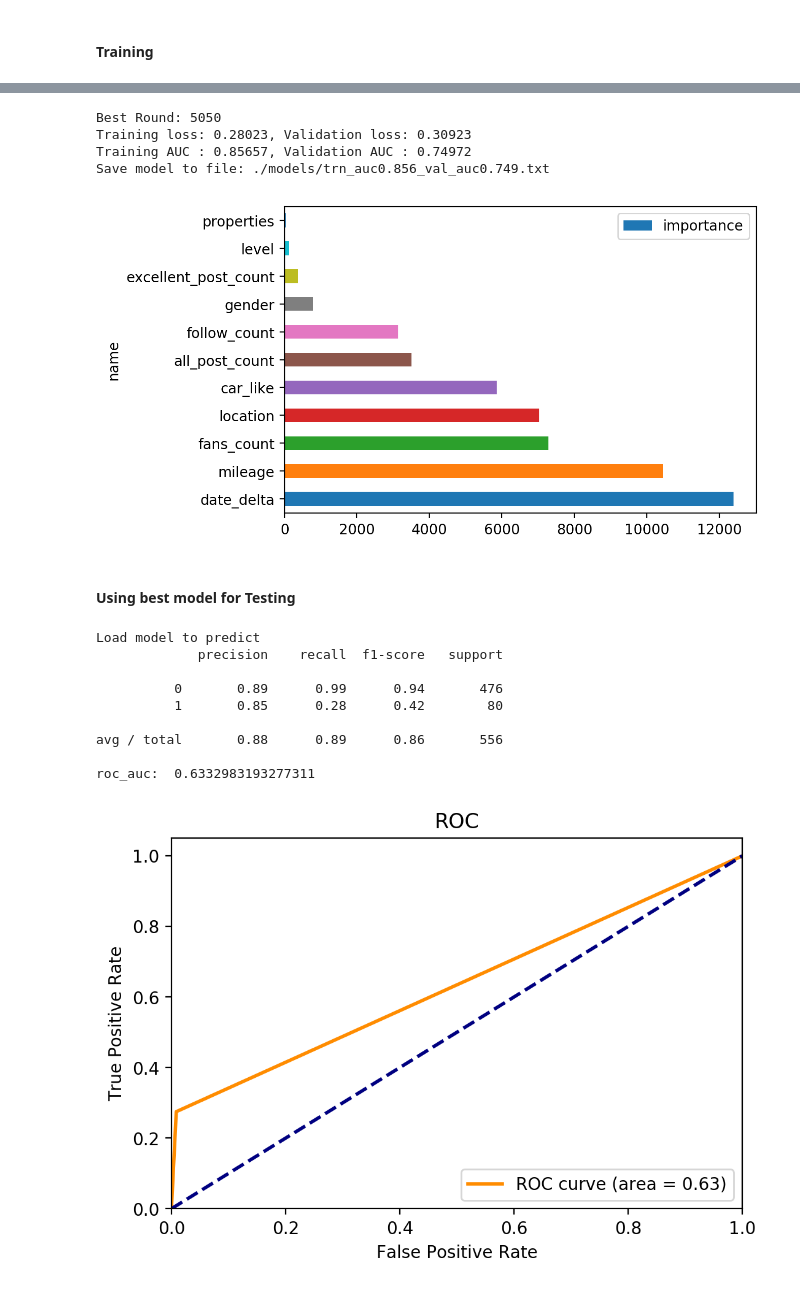
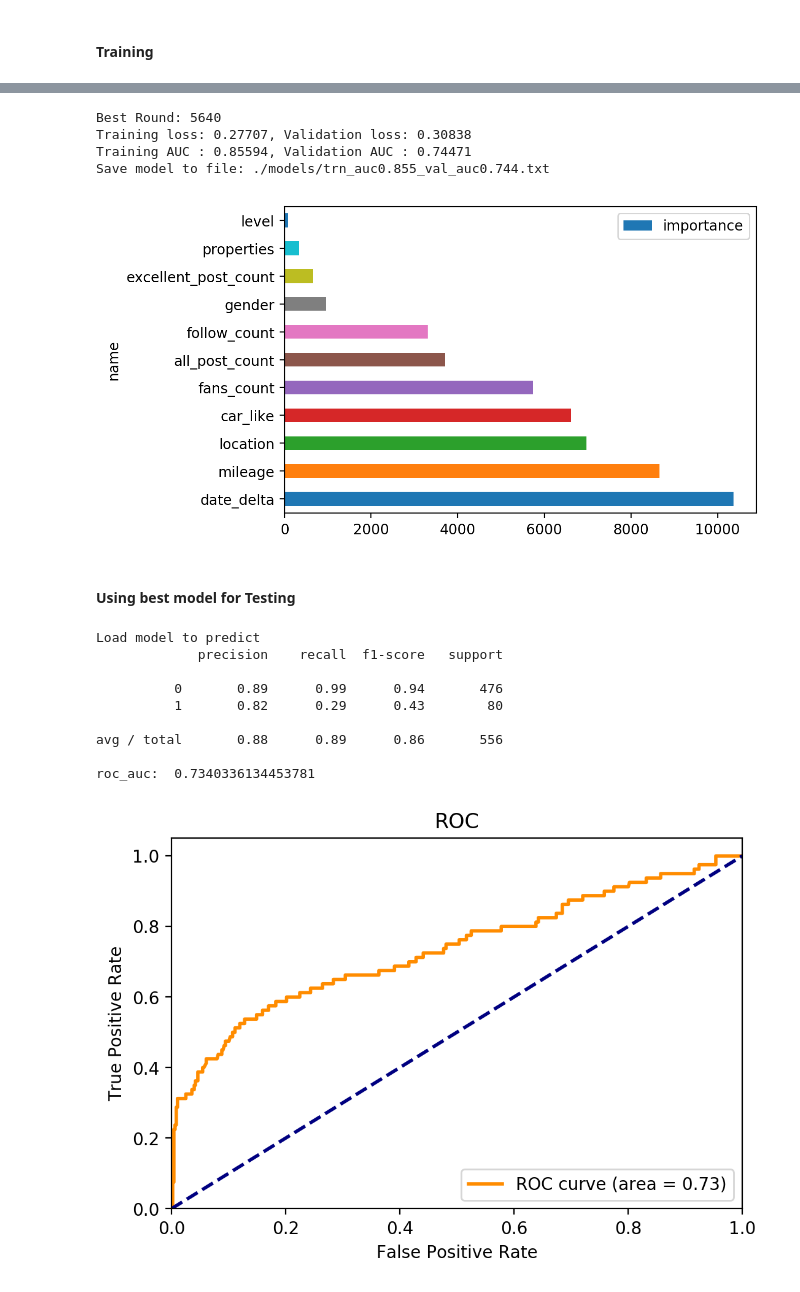
Before and after one commit to pierrelzw/JLR-Prediction, a Jupyter notebook: 3_2_jlr_classification_11feats.ipynb, the cells around one changed output, grey strips where cells are left out. Drawn from its saved outputs; the diff is of its cells as text; code cells hidden in the pictures.

```diff
--- a/3_2_jlr_classification_11feats.ipynb
+++ b/3_2_jlr_classification_11feats.ipynb
@@ -194,7 +194,7 @@ params = {
 
     'learning_rate': 0.35,
 
-    'num_leaves': np.random.randint(23),
+    'num_leaves': np.random.randint(10,13),
     'max_depth': np.random.randint(7,10),
     'min_data_in_leaf': int(2 ** (np.random.rand()*1.5 + 5)),
 
@@ -202,7 +202,7 @@ params = {
     'bagging_fraction': np.random.rand()*0.35+0.65,
     'bagging_freq': 1,
 
-    'lambda_l1': 10 ** (np.random.rand() * 4),
+    'lambda_l1': 10 ** (np.random.rand() * 2),
     'lambda_l2': 10 ** (np.random.rand() * 3 + 2),
     'min_gain_to_split': 0.0,
     'min_sum_hessian_in_leaf': 0.1,
@@ -308,10 +308,10 @@ model_save_path = './models/trn_auc' + str(trn_auc)[:5] + '_' + 'val_auc' + str(
 print('Save model to file: {}'.format(model_save_path))
 gbm.save_model(model_save_path)
 # %% [output]
-Best Round: 5050
-Training loss: 0.28023, Validation loss: 0.30923
-Training AUC : 0.85657, Validation AUC : 0.74972
-Save model to file: ./models/trn_auc0.856_val_auc0.749.txt
+Best Round: 5640
+Training loss: 0.27707, Validation loss: 0.30838
+Training AUC : 0.85594, Validation AUC : 0.74471
+Save model to file: ./models/trn_auc0.855_val_auc0.744.txt
 # %%
 feature_importance = pd.DataFrame({'name':gbm.feature_name(), 'importance':gbm.feature_importance()}).sort_values(by='importance', ascending=False)
 feature_importance.to_csv('./feat_importance.csv', index=False)
@@ -323,52 +323,51 @@ feature_importance.plot(x='name', y='importance',kind='barh')
 # plt.savefig('plot123_2.png', dpi=300)
 plt.show()
 # %% [output]
-[figure, old version]
+[figure, new version]
 # %% [markdown]
 #### Using best model for Testing
 # %%
 # load model to predict
 print('Load model to predict')
-gbm = lgb.Booster(model_file=model_save_path)
+# gbm = lgb.Booster(model_file=model_save_path)
 
-y_pred = gbm.predict(x_test)
-# print(y_pred[:10])
+predictions = gbm.predict(x_test)
 
-y_pred = y_pred >= 0.5
+y_pred = predictions >= 0.5
 # print(y_pred[:10])
 
 from sklearn.metrics import accuracy_score, confusion_matrix
 # print(accuracy_score(y_test, y_pred))
 print(classification_report(y_true=y_test, y_pred=y_pred))
 
 # AUC
-fpr, tpr,_ = roc_curve(y_test, y_pred)
+fpr, tpr,_ = roc_curve(y_test, predictions)
 roc_auc = auc(fpr, tpr)
 print("roc_auc: ",roc_auc)
 
 # plot ROC
 plt.figure()
 plt.rcParams['savefig.dpi'] = 50 #图片像素
 plt.rcParams['figure.dpi'] = 100 #分辨率
 lw = 2
 plt.plot(fpr, tpr, color='darkorange',
          lw=lw, label='ROC curve (area = %0.2f)' % roc_auc)
 plt.plot([0, 1], [0, 1], color='navy', lw=lw, linestyle='--')
 plt.xlim([0.0, 1.0])
 plt.ylim([0.0, 1.05])
 plt.xlabel('False Positive Rate')
 plt.ylabel('True Positive Rate')
 plt.title('ROC')
 plt.legend(loc="lower right")
 plt.show()
 # %% [output]
 Load model to predict
              precision    recall  f1-score   support
 
           0       0.89      0.99      0.94       476
-          1       0.85      0.28      0.42        80
+          1       0.82      0.29      0.43        80
 
 avg / total       0.88      0.89      0.86       556
 
-roc_auc:  0.6332983193277311
+roc_auc:  0.7340336134453781
-[figure, old version]
+[figure, new version]
```
Also changed, not shown: parts of 3 cells of this notebook, 4 other files.
